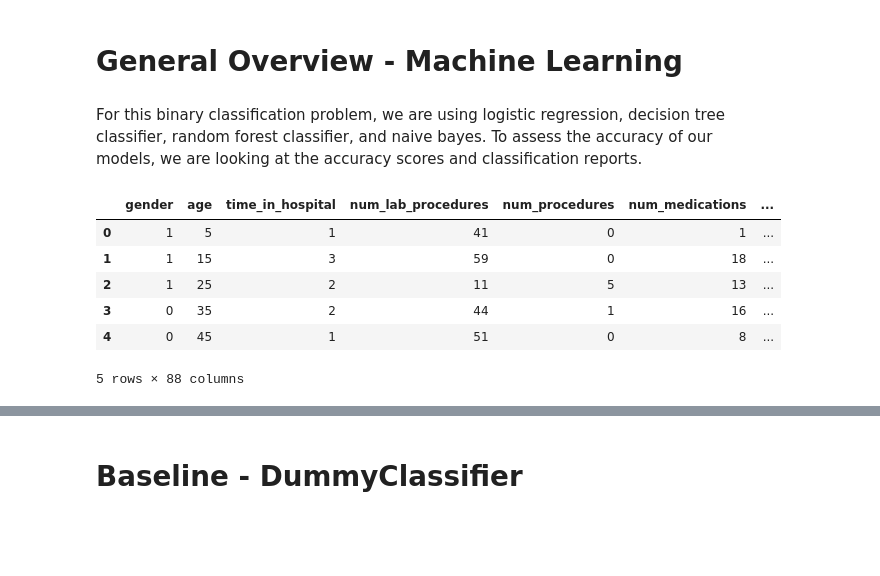
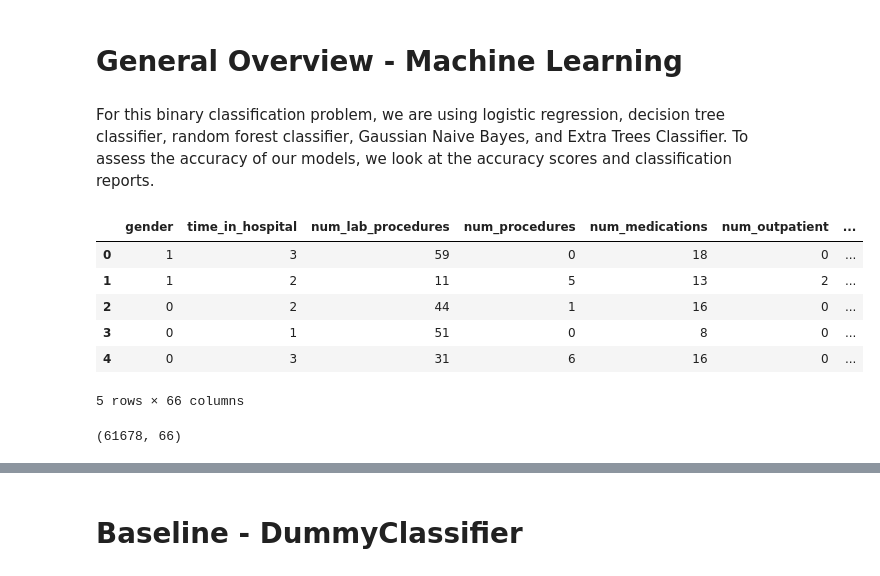
Before and after one commit to annasophiat/diabetic-readmissions, a Jupyter notebook: diabetes_machine_learning.ipynb, the cells around one changed output, grey strips where cells are left out. Saved outputs shown, nothing was run; the diff lists cells and outputs as text; code cells hidden in the pictures; blank space fills up the shorter version.

```diff
--- a/diabetes_machine_learning.ipynb
+++ b/diabetes_machine_learning.ipynb
@@ -1,7 +1,7 @@
 # %% [markdown]
 # General Overview - Machine Learning
 # %% [markdown]
-For this binary classification problem, we are using logistic regression, decision tree classifier, random forest classifier, and naive bayes. To assess the accuracy of our models, we are looking at the accuracy scores and classification reports.
+For this binary classification problem, we are using logistic regression, decision tree classifier, random forest classifier, Gaussian Naive Bayes, and Extra Trees Classifier. To assess the accuracy of our models, we look at the accuracy scores and classification reports.
 # %%
 import numpy as np
 import pandas as pd
@@ -27,13 +37,19 @@ np.random.seed(42)
 # %%
 data = pd.read_csv('diabetes_ml.csv', index_col=0) # import data
 diabetes = data.copy() # save a copy of data as diabetes
+# %%
+# set 0 for No and 1 for Yes
+diabetes = diabetes.replace({'NO': 0, 'YES': 1})
+diabetes.head()
+# %% [output]
+|  | gender | time_in_hospital | num_lab_procedures | num_procedures | num_medications | num_outpatient | ... |
+| 0 | 1 | 3 | 59 | 0 | 18 | 0 | ... |
+| 1 | 1 | 2 | 11 | 5 | 13 | 2 | ... |
+| 2 | 0 | 2 | 44 | 1 | 16 | 0 | ... |
+| 3 | 0 | 1 | 51 | 0 | 8 | 0 | ... |
+| 4 | 0 | 3 | 31 | 6 | 16 | 0 | ... |
+5 rows × 66 columns
 # %%
-diabetes.head()
+diabetes.shape
 # %% [output]
-|  | gender | age | time_in_hospital | num_lab_procedures | num_procedures | num_medications | ... |
-| 0 | 1 | 5 | 1 | 41 | 0 | 1 | ... |
-| 1 | 1 | 15 | 3 | 59 | 0 | 18 | ... |
-| 2 | 1 | 25 | 2 | 11 | 5 | 13 | ... |
-| 3 | 0 | 35 | 2 | 44 | 1 | 16 | ... |
-| 4 | 0 | 45 | 1 | 51 | 0 | 8 | ... |
-5 rows × 88 columns
+(61678, 66)
```
Also changed, not shown: parts of 55 cells of this notebook, 1 other file.
